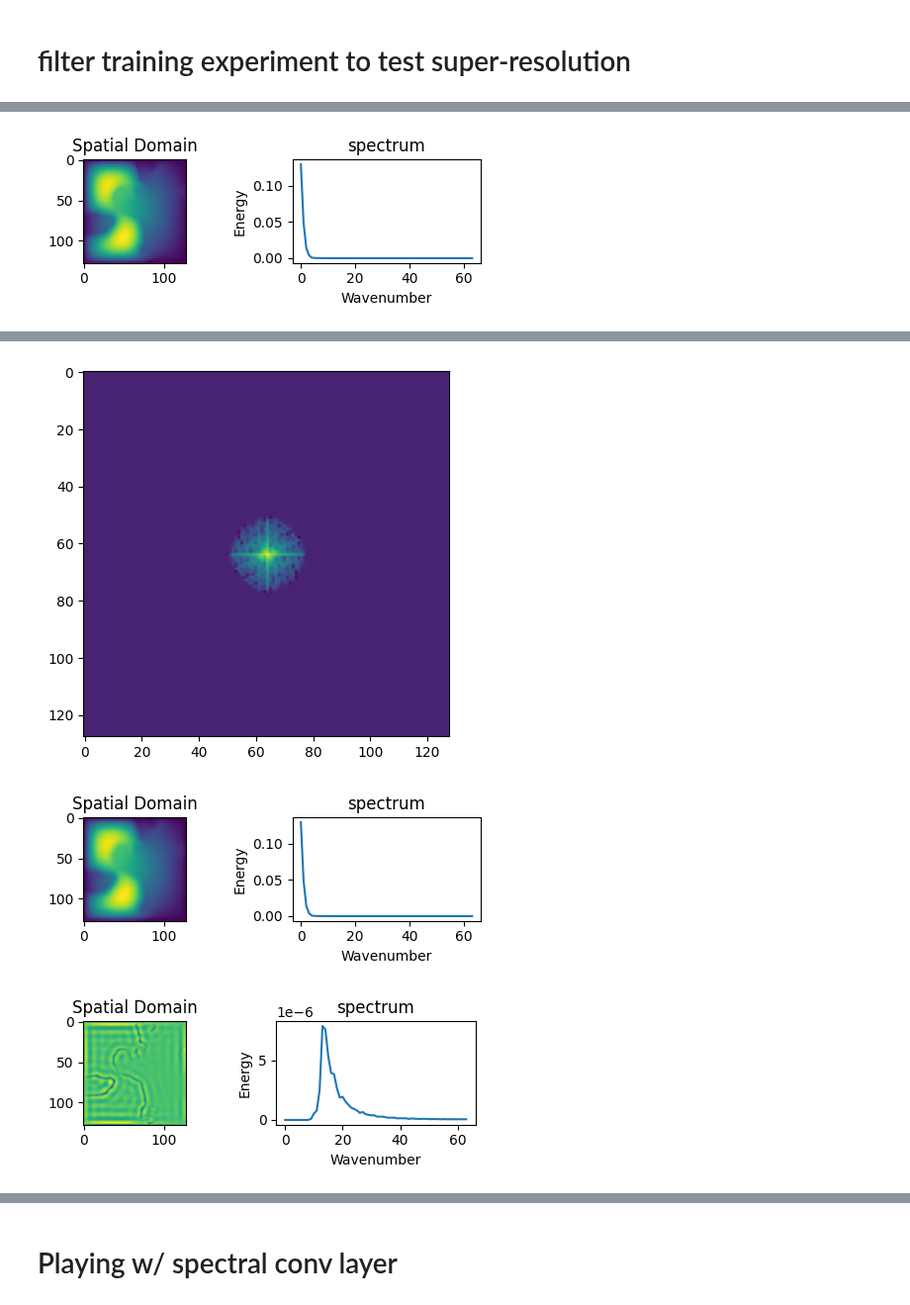
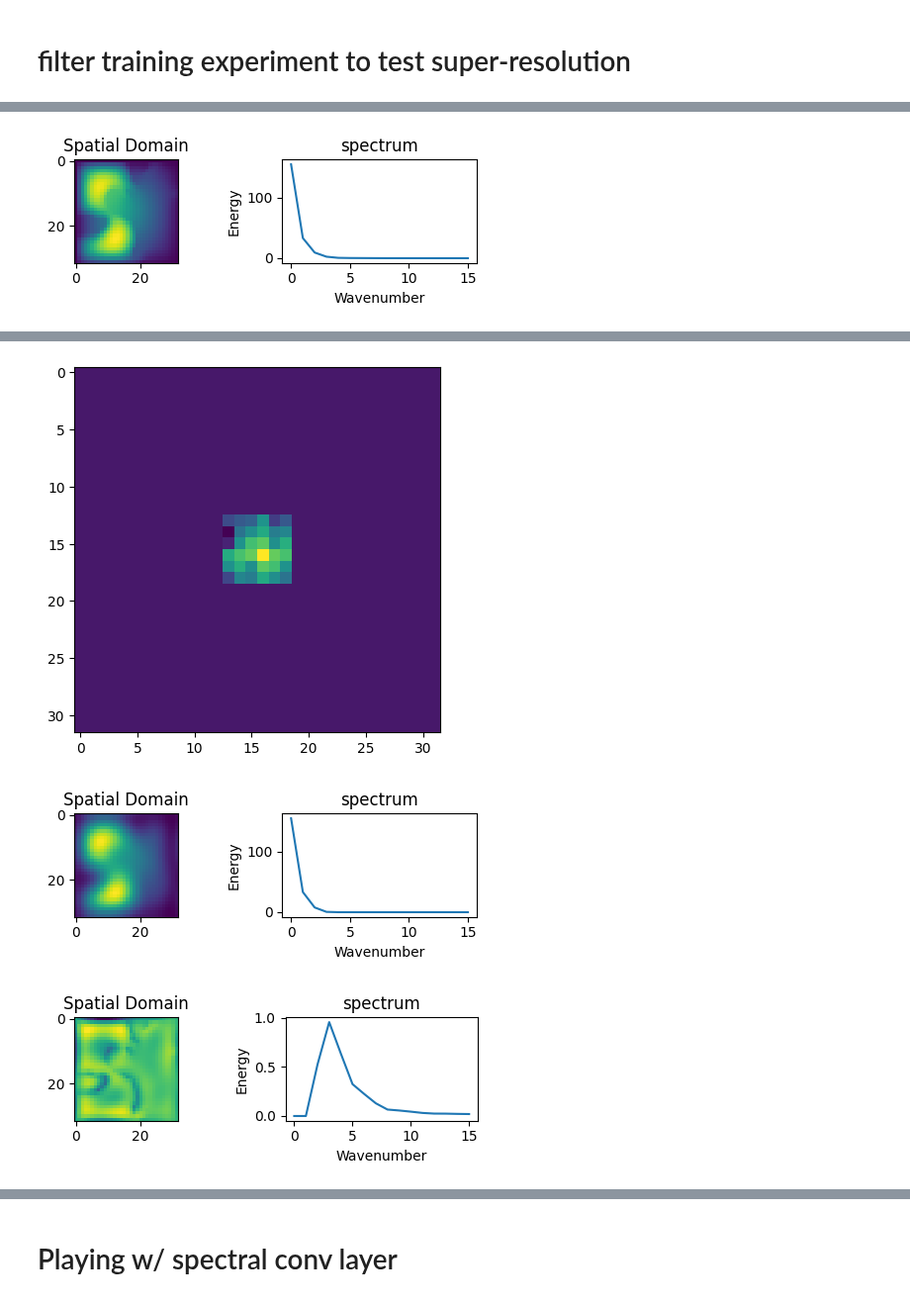
Before and after one commit to msakarvadia/operator_aliasing, a Jupyter notebook: notebooks/activation_function_analysis.ipynb, the cells around one changed output, grey strips where cells are left out. Shown at 99% size. Saved outputs shown, nothing was run; the diff lists cells and outputs as text; code cells hidden in the pictures.

```diff
--- a/notebooks/activation_function_analysis.ipynb
+++ b/notebooks/activation_function_analysis.ipynb
@@ -466,6 +473,6 @@ Loading test db for resolution 128 with 100 samples
 # %%
 data_transform = data_transform.to(device)
-for _idx, sample in enumerate(test_loaders[128]):  # resolution 128
+for _idx, sample in enumerate(test_loaders[32]):  # resolution 128
     model_input = data_transform.preprocess(sample)
 
     # grab a batch
@@ -504,8 +511,11 @@ show_img_and_power_spectrum(ground_truth[0, 0, :, :].cpu())
 # initialize filter
 filter_obj = hdaf.filt(filter_initializer_img)
 
-low_freq_limit = 3
-low_pass_filter = filter_obj.get_filter('low_pass', low_freq_limit)
+low_freq_limit = 4
+# low_pass_filter = filter_obj.get_filter('low_pass', low_freq_limit)
+low_pass_filter = get_2d_low_pass_filter(
+    low_freq_limit, filter_initializer_img.shape[-1]
+)
 plt.imshow(low_pass_filter[0])
 plt.show()
 low_pass_filter = torch.tensor(low_pass_filter, device=device)
@@ -514,7 +524,8 @@ low_pass_filter = torch.tensor(low_pass_filter, device=device)
 batch_fourier = torch.fft.fftn(ground_truth, dim=(-2, -1))
 
 # center batch, filter
-filter_centered = torch.fft.fftshift(low_pass_filter)
+# filter_centered = torch.fft.fftshift(low_pass_filter)
+filter_centered = low_pass_filter
 fourier_centered = torch.fft.fftshift(batch_fourier)
 
 # apply filter
@@ -540 +551 @@ show_img_and_power_spectrum(
-[figure, old version]
+[figure, new version]
@@ -542,3 +553,3 @@ show_img_and_power_spectrum(
-[figure, old version]
+[figure, new version]
-[figure, old version]
+[figure, new version]
-[figure, old version]
+[figure, new version]
```
Also changed, not shown: parts of 14 cells of this notebook.
